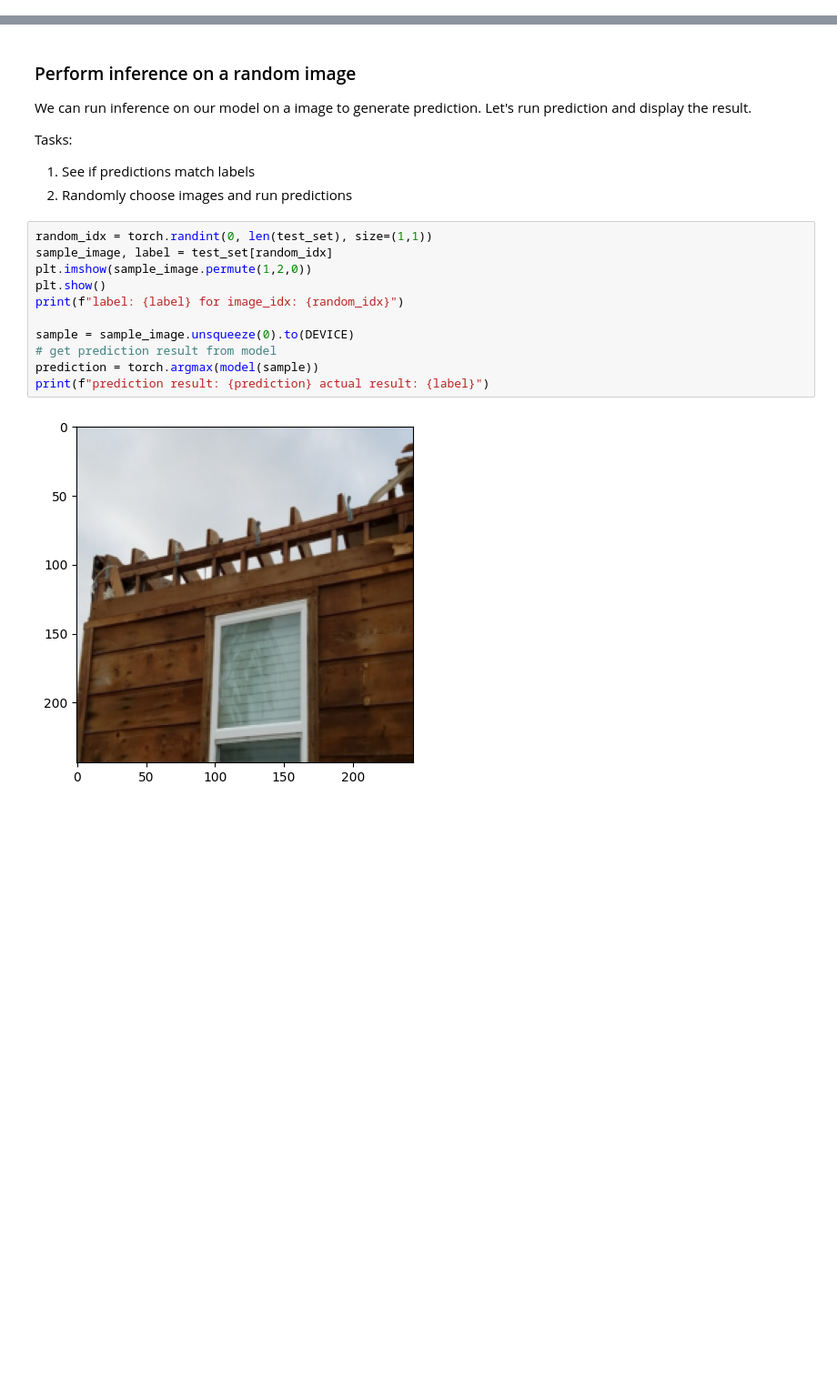
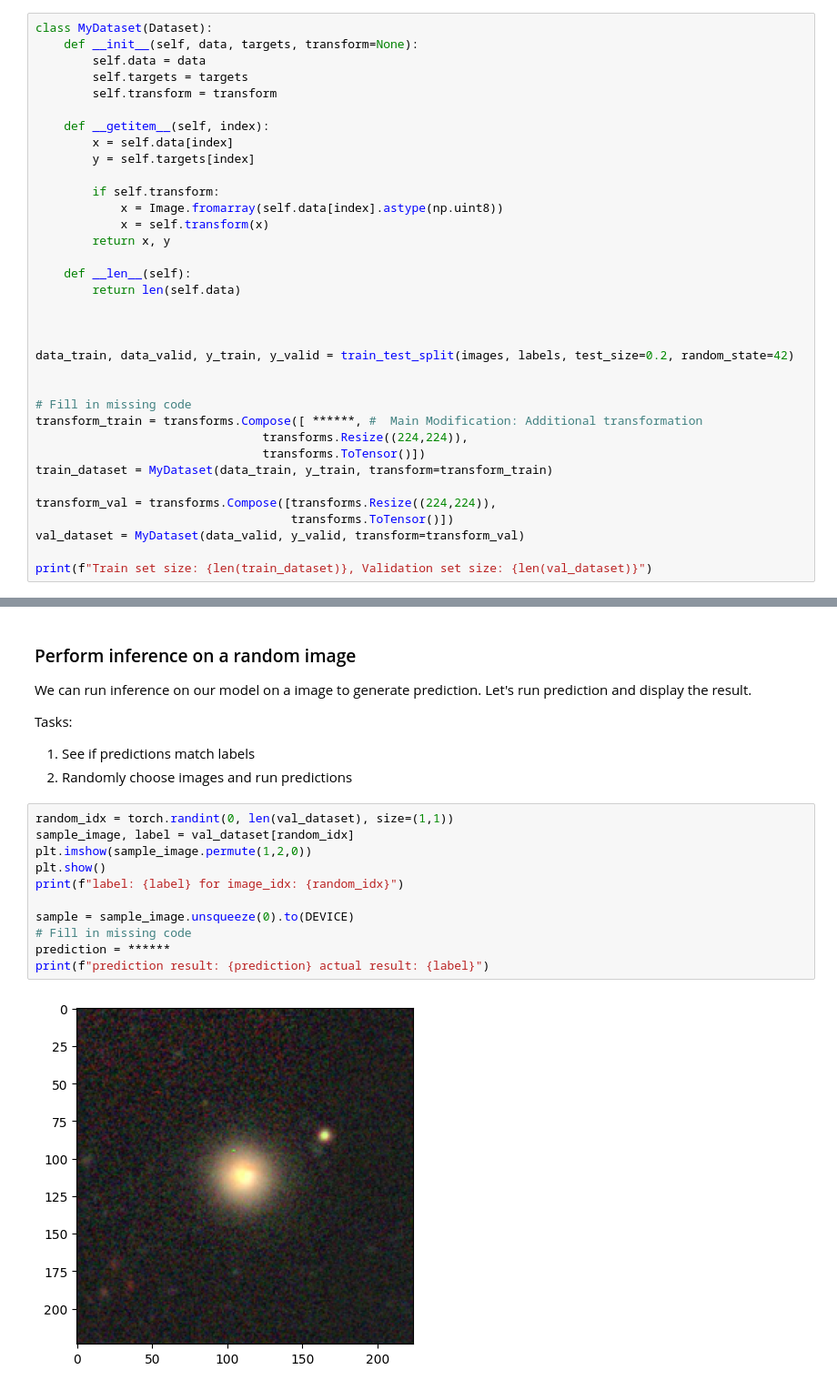
Before and after one commit to jrduncan831/sci_tacc_education_materials, a Jupyter notebook: CosmicAI/Deep_Learning/part2-building-cnn-pytorch-exercise.ipynb, the cells around one changed output, grey strips where cells are left out. Shown at 91% size. Cells and saved outputs as stored; diff of their text form; blank space fills up the shorter version.

Commit message:
split up exercise and solution

```diff
--- a/CosmicAI/Deep_Learning/part2-building-cnn-pytorch-exercise.ipynb
+++ b/CosmicAI/Deep_Learning/part2-building-cnn-pytorch-exercise.ipynb
@@ -84,0 +85,35 @@ Train set size: 1322, Validation set size: 363
+# %%
+class MyDataset(Dataset):
+    def __init__(self, data, targets, transform=None):
+        self.data = data
+        self.targets = targets
+        self.transform = transform
+
+    def __getitem__(self, index):
+        x = self.data[index]
+        y = self.targets[index]
+
+        if self.transform:
+            x = Image.fromarray(self.data[index].astype(np.uint8))
+            x = self.transform(x)
+        return x, y
+
+    def __len__(self):
+        return len(self.data)
+
+
+
+data_train, data_valid, y_train, y_valid = train_test_split(images, labels, test_size=0.2, random_state=42)
+
+
+# Fill in missing code
+transform_train = transforms.Compose([ ******, #  Main Modification: Additional transformation
+                                transforms.Resize((224,224)),
+                                transforms.ToTensor()])
+train_dataset = MyDataset(data_train, y_train, transform=transform_train)
+
+transform_val = transforms.Compose([transforms.Resize((224,224)),
+                                    transforms.ToTensor()])
+val_dataset = MyDataset(data_valid, y_valid, transform=transform_val)
+
+print(f"Train set size: {len(train_dataset)}, Validation set size: {len(val_dataset)}")
@@ -437,15 +452,15 @@ Tasks:
 1. See if predictions match labels
 2. Randomly choose images and run predictions
 # %%
-random_idx = torch.randint(0, len(test_set), size=(1,1))
-sample_image, label = test_set[random_idx]
+random_idx = torch.randint(0, len(val_dataset), size=(1,1))
+sample_image, label = val_dataset[random_idx]
 plt.imshow(sample_image.permute(1,2,0))
 plt.show()
 print(f"label: {label} for image_idx: {random_idx}")
 
 sample = sample_image.unsqueeze(0).to(DEVICE)
-# get prediction result from model
-prediction = torch.argmax(model(sample))
+# Fill in missing code
+prediction = ******
 print(f"prediction result: {prediction} actual result: {label}")
 # %% [output]
-[figure, old version]
+[figure, new version]
```
Also changed, not shown: parts of 19 cells of this notebook, 8 other files.
